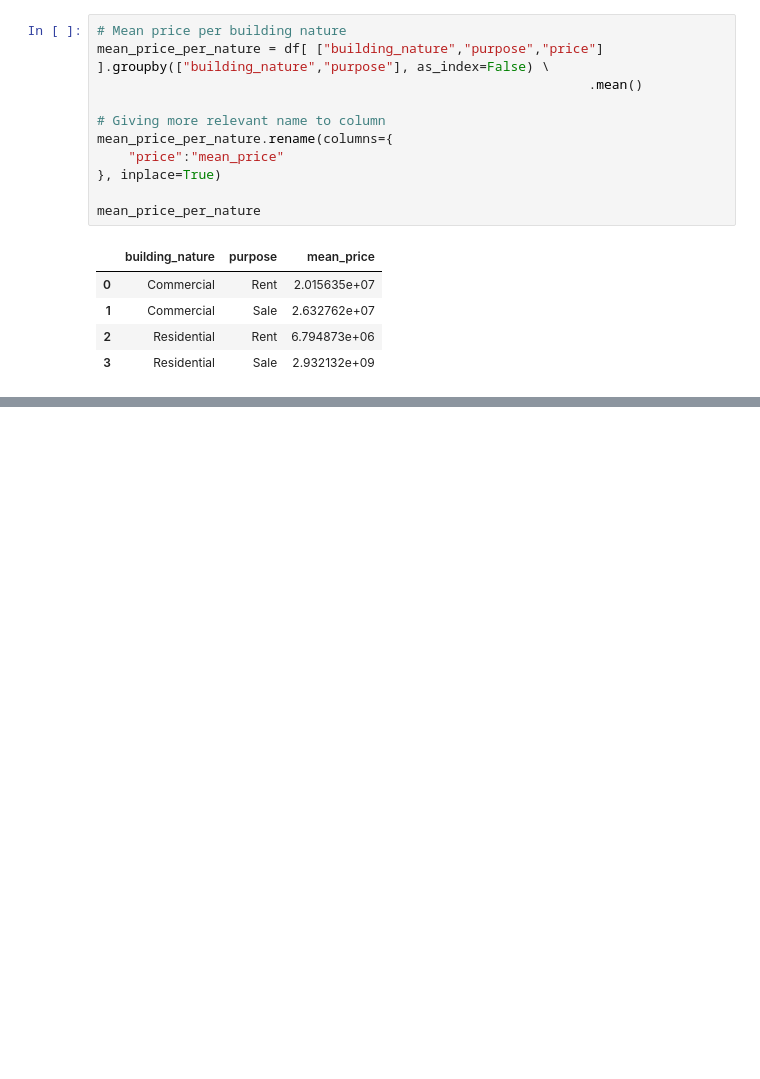
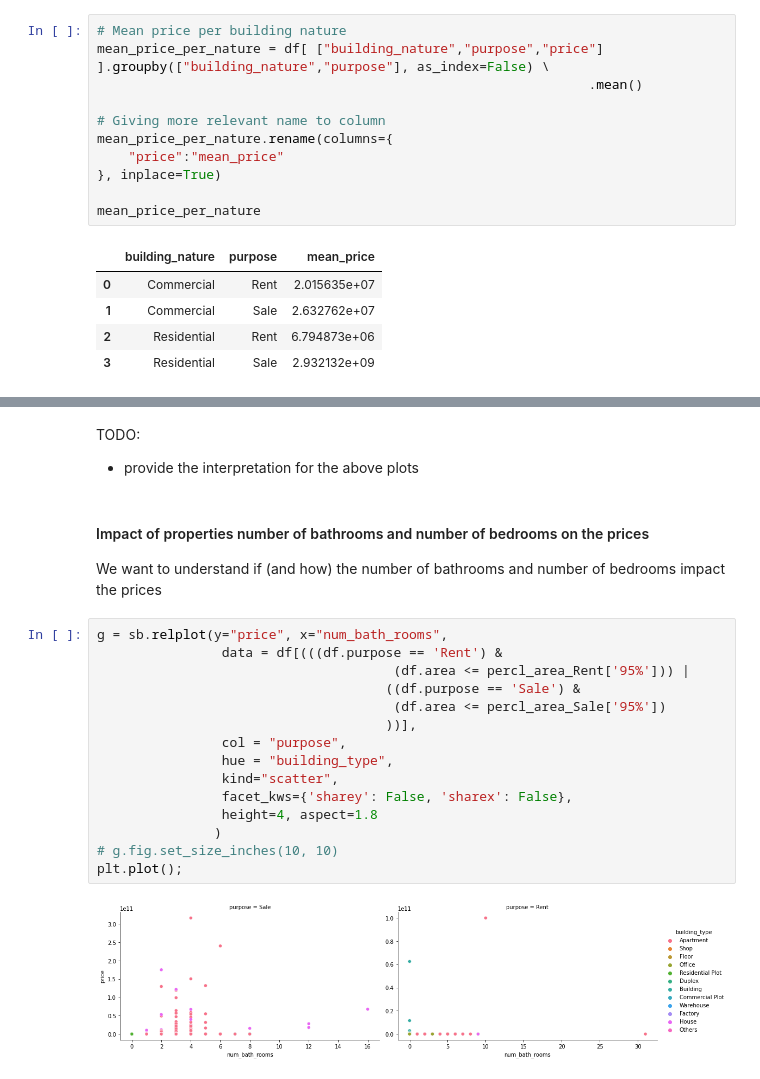
Before and after one commit to OmdenaAI/dhaka-bangladesh-real-estate-recommendation, a Jupyter notebook: src/tasks/task-3-exploratory-data-analysis/EDA - real estate market in Bangladesh.ipynb, the cells around one changed output, grey strips where cells are left out. Drawn from its saved outputs; the diff is of its cells as text; blank space fills up the shorter version.

```diff
--- a/src/tasks/task-3-exploratory-data-analysis/EDA - real estate market in Bangladesh.ipynb
+++ b/src/tasks/task-3-exploratory-data-analysis/EDA - real estate market in Bangladesh.ipynb
@@ -894,0 +891,23 @@ TODO:
+# %% [markdown]
+TODO:
+- provide the interpretation for the above plots
+# %% [markdown]
+#### Impact of properties number of bathrooms and number of bedrooms on the prices
+We want to understand if (and how) the number of bathrooms and number of bedrooms impact the prices
+# %%
+g = sb.relplot(y="price", x="num_bath_rooms",
+                data = df[(((df.purpose == 'Rent') &
+                                      (df.area <= percl_area_Rent['95%'])) |
+                                     ((df.purpose == 'Sale') &
+                                      (df.area <= percl_area_Sale['95%'])
+                                     ))],
+                col = "purpose",
+                hue = "building_type",
+                kind="scatter",
+                facet_kws={'sharey': False, 'sharex': False},
+                height=4, aspect=1.8
+               )
+# g.fig.set_size_inches(10, 10)
+plt.plot();
+# %% [output]
+[figure, added]
```
Also changed, not shown: parts of 109 cells of this notebook, 9 other files.
